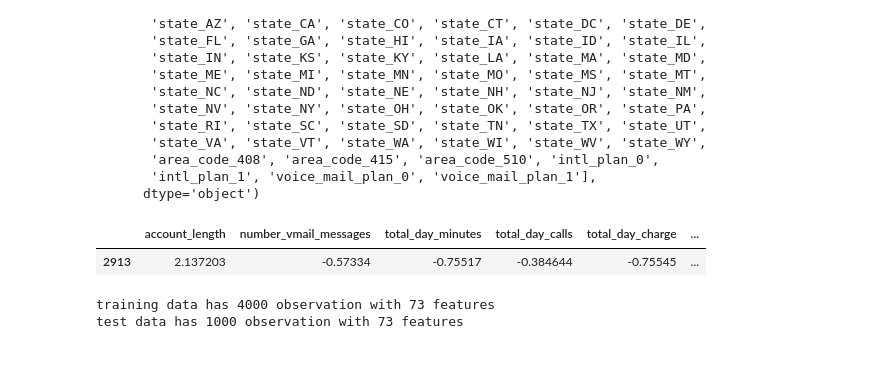
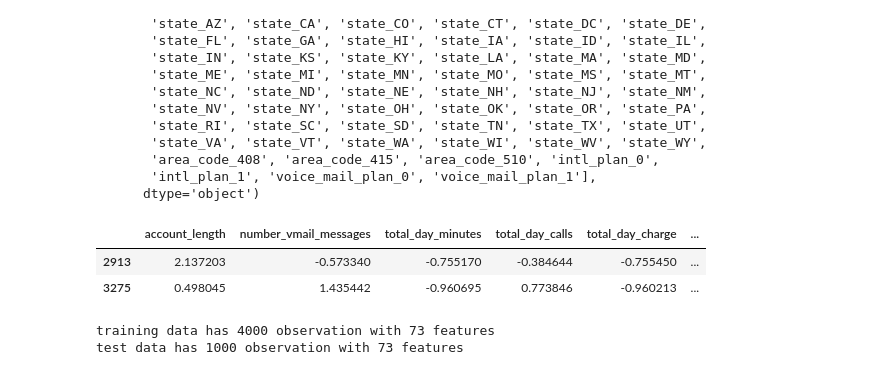
Before and after one commit to Ben-USC/Laidata_projects, a Jupyter notebook: project_1_customer_churn_prediction/Supervised_Learning_Customer_Churn_Prediction.ipynb, the cells around one changed output. Drawn from its saved outputs; the diff is of its cells as text; code cells hidden in the pictures.

```diff
--- a/project_1_customer_churn_prediction/Supervised_Learning_Customer_Churn_Prediction.ipynb
+++ b/project_1_customer_churn_prediction/Supervised_Learning_Customer_Churn_Prediction.ipynb
@@ -277,10 +313,11 @@ X_train[columns_1] = scalled_X_train
 scalled_X_test  = scaler.fit_transform(X_test[columns_1].values)
 X_test[columns_1] = scalled_X_test
 # %%
-X_train.head(1)
+X_train.head(2)
 # %% [output]
 |  | account_length | number_vmail_messages | total_day_minutes | total_day_calls | total_day_charge | ... |
-| 2913 | 2.137203 | -0.57334 | -0.75517 | -0.384644 | -0.75545 | ... |
+| 2913 | 2.137203 | -0.573340 | -0.755170 | -0.384644 | -0.755450 | ... |
+| 3275 | 0.498045 | 1.435442 | -0.960695 | 0.773846 | -0.960213 | ... |
 # %%
 print('training data has %d observation with %d features'% X_train.shape)
 print('test data has %d observation with %d features'% X_test.shape)
```
Also changed, not shown: parts of 24 cells of this notebook.
